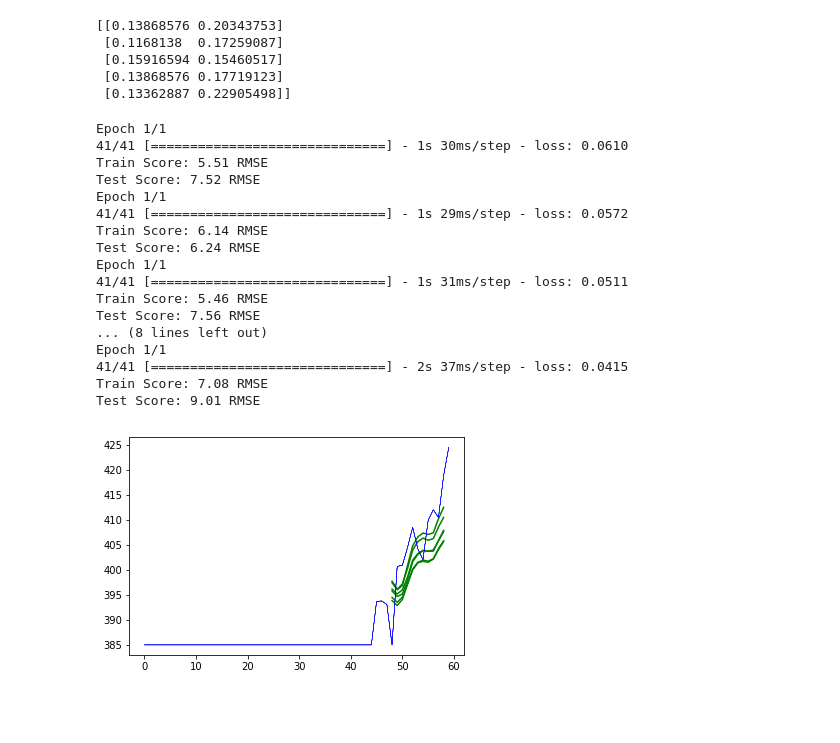
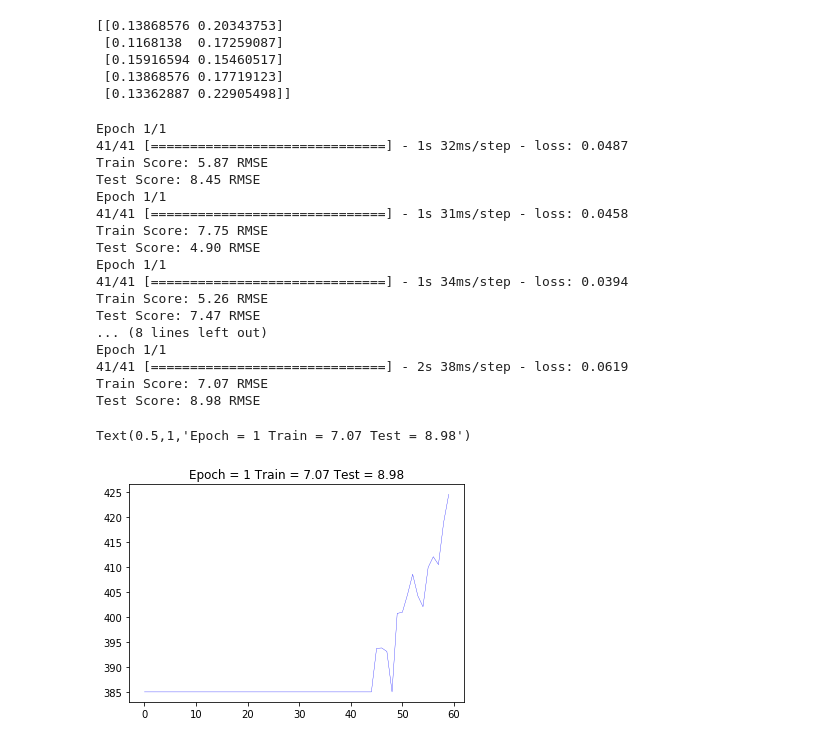
Before and after one commit to deepakgouda/StockPricePrediction, a Jupyter notebook: BlockBootstrap.ipynb, the cells around one changed output. Cells and saved outputs as stored; diff of their text form; code cells hidden in the pictures; blank space fills up the shorter version.

Commit message:
Changed plotting method

```diff
--- a/BlockBootstrap.ipynb
+++ b/BlockBootstrap.ipynb
@@ -106,7 +108,6 @@ for perm in permutations:
 
     model = Sequential()
     model.add(LSTM(units, input_shape=(lookBack, 2)))
-    # model.add(Dropout(drop))
     model.add(Dense(2))
     model.compile(loss='mean_squared_error', optimizer='nadam')
 #     model.summary()
@@ -123,48 +124,48 @@ for perm in permutations:
     testY = scaler.inverse_transform(testY)
 
     trainScore = math.sqrt(mean_squared_error(trainY, trainPredict))
     print('Train Score: %.2f RMSE' % (trainScore))
     testScore = math.sqrt(mean_squared_error(testY, testPredict))
     print('Test Score: %.2f RMSE' % (testScore))
 
     trainPredictPlot = np.empty_like(shuffleData)
     trainPredictPlot[:, :] = np.nan
     trainPredictPlot[lookBack:len(trainPredict)+lookBack, :] = trainPredict
 
     testPredictPlot = np.empty_like(shuffleData)
     testPredictPlot[:, :] = np.nan
     testPredictPlot[len(trainPredict)+(lookBack*2)+1:len(data)-1, :] = testPredict
     testBand.append(testPredict)
 #     testPredictPlot[len(trainPredict)+(lookBack*2)+1:len(data)-1, :] = testPredict
 
     col = 0
     testPlot = np.empty_like(trainSet)
     testPlot[:, :] = 0
     testPlot = np.vstack((testPlot, test))
 #     plt.plot(scaler.inverse_transform(shuffleData)[:,col])
 #     plt.plot(trainPredictPlot[:,col], color = 'orange')
-    plt.plot(testPredictPlot[:,col], color = 'green')
-    plt.plot(scaler.inverse_transform(testPlot)[:,col], color = 'blue', linewidth = 0.3)
-#     plt.title('Units = %d Dropout = %.2f Epoch = %d Split = %d%% Train = %.2f Test = %.2f' %
-#             (units, drop, epoch, split*100, trainScore, testScore))
+#     plt.plot(testPredictPlot[:,col], color = 'green')
+plt.plot(scaler.inverse_transform(testPlot)[:,col], color = 'blue', linewidth = 0.3)
+plt.title('Epoch = %d Train = %.2f Test = %.2f' % (epoch, trainScore, testScore))
 # plt.show()
 # %% [output]
 Epoch 1/1
-41/41 [==============================] - 1s 30ms/step - loss: 0.0610
-Train Score: 5.51 RMSE
-Test Score: 7.52 RMSE
+41/41 [==============================] - 1s 32ms/step - loss: 0.0487
+Train Score: 5.87 RMSE
+Test Score: 8.45 RMSE
 Epoch 1/1
-41/41 [==============================] - 1s 29ms/step - loss: 0.0572
-Train Score: 6.14 RMSE
-Test Score: 6.24 RMSE
+41/41 [==============================] - 1s 31ms/step - loss: 0.0458
+Train Score: 7.75 RMSE
+Test Score: 4.90 RMSE
 Epoch 1/1
-41/41 [==============================] - 1s 31ms/step - loss: 0.0511
-Train Score: 5.46 RMSE
-Test Score: 7.56 RMSE
+41/41 [==============================] - 1s 34ms/step - loss: 0.0394
+Train Score: 5.26 RMSE
+Test Score: 7.47 RMSE
 ... (8 lines left out)
 Epoch 1/1
-41/41 [==============================] - 2s 37ms/step - loss: 0.0415
-Train Score: 7.08 RMSE
-Test Score: 9.01 RMSE
+41/41 [==============================] - 2s 38ms/step - loss: 0.0619
+Train Score: 7.07 RMSE
+Test Score: 8.98 RMSE
+Text(0.5,1,'Epoch = 1 Train = 7.07 Test = 8.98')
-[figure, old version]
+[figure, new version]
 # %%
```
Also changed, not shown: parts of 7 cells of this notebook, 1 other file.
